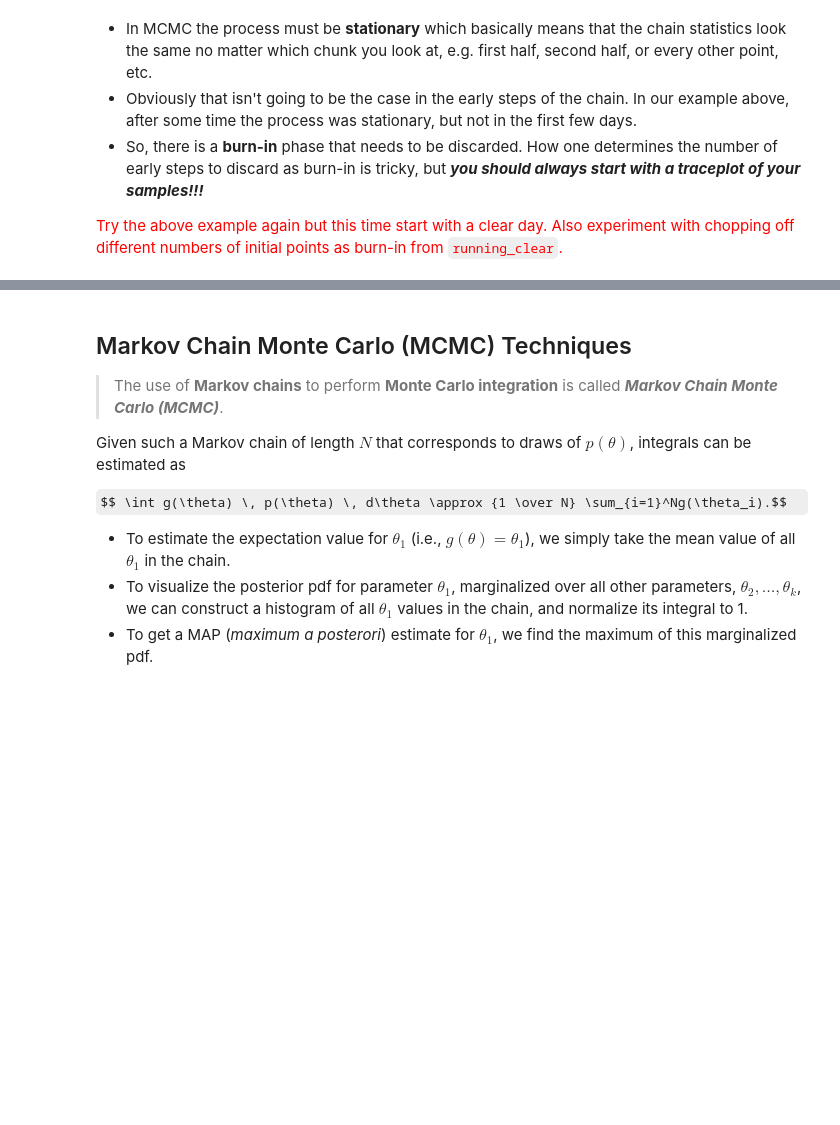
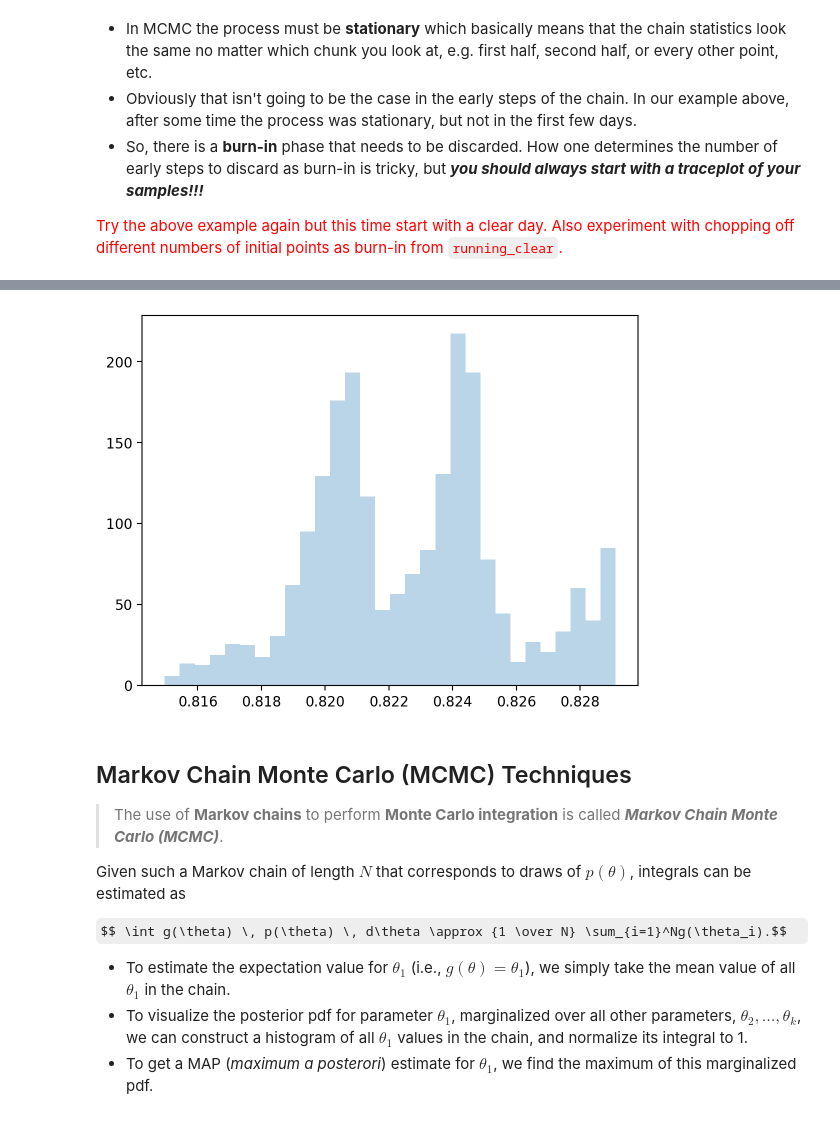
Before and after one commit to VanderbiltAstronomy/astr_8070_s24, a Jupyter notebook: coursework/student_folders/levi_schult/lectures/Lecture_10_levischult.ipynb, the cells around one changed output, grey strips where cells are left out. Cells and saved outputs as stored; diff of their text form; code cells hidden in the pictures; some formulas as TeX source; blank space fills up the shorter version.

```diff
--- a/coursework/student_folders/levi_schult/lectures/Lecture_10_levischult.ipynb
+++ b/coursework/student_folders/levi_schult/lectures/Lecture_10_levischult.ipynb
@@ -213,3 +304,7 @@ plt.hist(running_clear, bins=30, density=True, alpha=0.3);
+# %%
+plt.hist(running_clear[int(0.25*running_clear.shape[0]):], bins=30, density=True, alpha=0.3);
+# %% [output]
+[figure, added]
 # %% [markdown]
 ## Markov Chain Monte Carlo (MCMC) Techniques <a class="anchor" id="two"></a>
 
```
Also changed, not shown: parts of 17 cells of this notebook.
